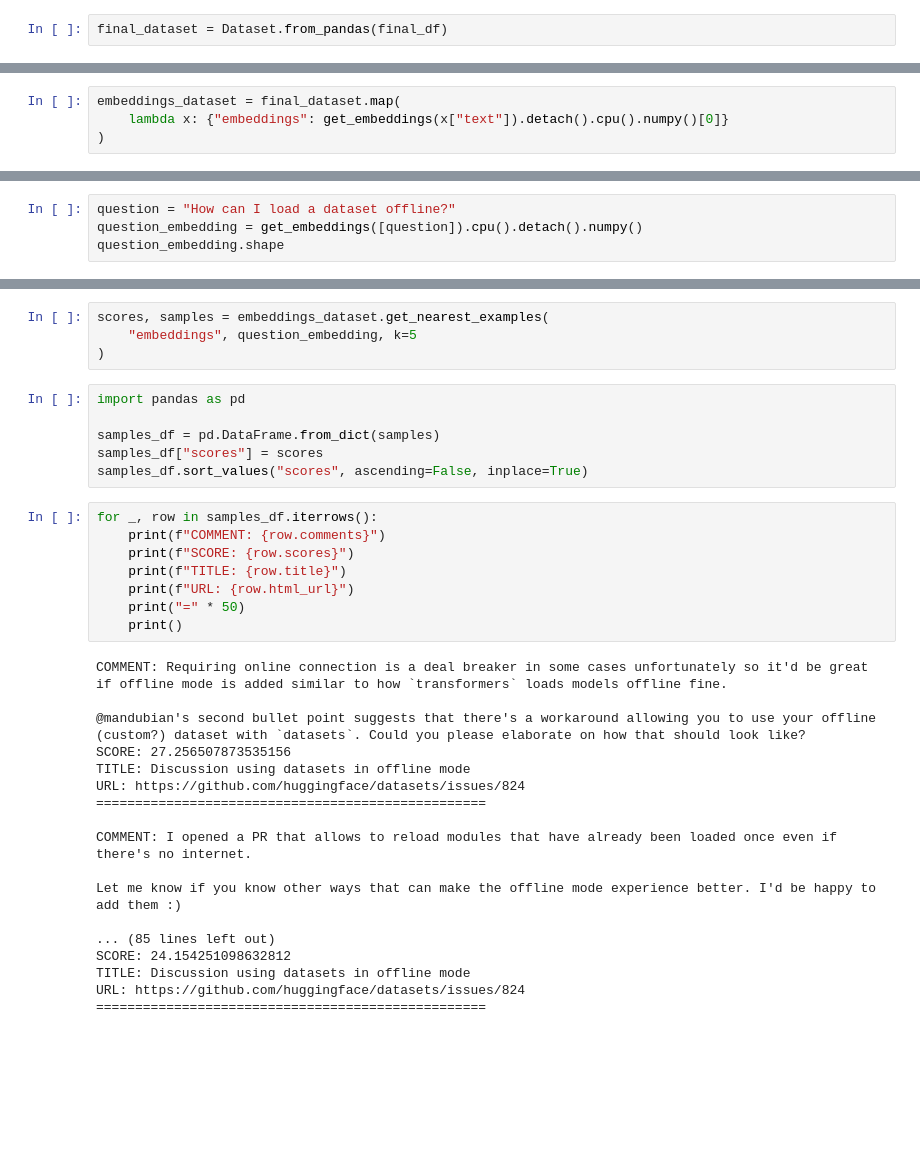
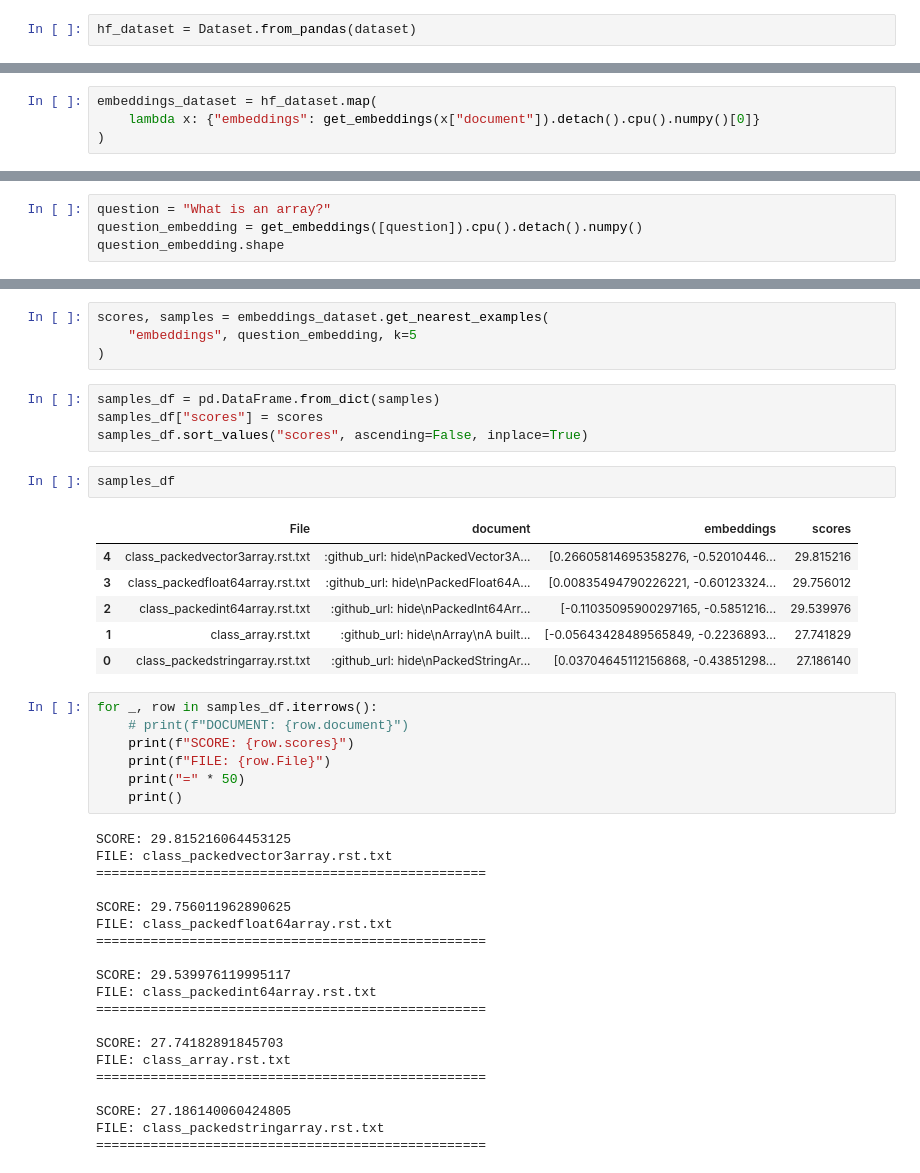
Before and after one commit to FaithKamaraju/Semantic-search-using-sentence-transformers, a Jupyter notebook: semantic_search_hf.ipynb, the cells around one changed output, grey strips where cells are left out. Cells and saved outputs as stored; diff of their text form; blank space fills up the shorter version.

```diff
--- a/semantic_search_hf.ipynb
+++ b/semantic_search_hf.ipynb
@@ -116,2 +76,2 @@ final_df[0:10]
 # %%
-final_dataset = Dataset.from_pandas(final_df)
+hf_dataset = Dataset.from_pandas(dataset)
@@ -192,6 +127,6 @@ torch.Size([1, 768])
 # %%
-embeddings_dataset = final_dataset.map(
-    lambda x: {"embeddings": get_embeddings(x["text"]).detach().cpu().numpy()[0]}
+embeddings_dataset = hf_dataset.map(
+    lambda x: {"embeddings": get_embeddings(x["document"]).detach().cpu().numpy()[0]}
 )
 # %%
 embeddings_dataset.add_faiss_index(column="embeddings")
@@ -202,6 +137,6 @@ Dataset({
 })
 # %%
-question = "How can I load a dataset offline?"
+question = "What is an array?"
 question_embedding = get_embeddings([question]).cpu().detach().numpy()
 question_embedding.shape
 # %% [output]
@@ -211,34 +146,42 @@ scores, samples = embeddings_dataset.get_nearest_examples(
     "embeddings", question_embedding, k=5
 )
 # %%
-import pandas as pd
-
 samples_df = pd.DataFrame.from_dict(samples)
 samples_df["scores"] = scores
 samples_df.sort_values("scores", ascending=False, inplace=True)
+# %%
+samples_df
+# %% [output]
+|  | File | document | embeddings | scores |
+| 4 | class_packedvector3array.rst.txt | :github_url: hide\nPackedVector3A... | [0.26605814695358276, -0.52010446... | 29.815216 |
+| 3 | class_packedfloat64array.rst.txt | :github_url: hide\nPackedFloat64A... | [0.00835494790226221, -0.60123324... | 29.756012 |
+| 2 | class_packedint64array.rst.txt | :github_url: hide\nPackedInt64Arr... | [-0.11035095900297165, -0.5851216... | 29.539976 |
+| 1 | class_array.rst.txt | :github_url: hide\nArray\nA built... | [-0.05643428489565849, -0.2236893... | 27.741829 |
+| 0 | class_packedstringarray.rst.txt | :github_url: hide\nPackedStringAr... | [0.03704645112156868, -0.43851298... | 27.186140 |
 # %%
 for _, row in samples_df.iterrows():
-    print(f"COMMENT: {row.comments}")
+    # print(f"DOCUMENT: {row.document}")
     print(f"SCORE: {row.scores}")
-    print(f"TITLE: {row.title}")
-    print(f"URL: {row.html_url}")
+    print(f"FILE: {row.File}")
     print("=" * 50)
     print()
 # %% [output]
-COMMENT: Requiring online connection is a deal breaker in some cases unfortunately so it'd be great if offline mode is added similar to how `transformers` loads models offline fine.
-
-@mandubian's second bullet point suggests that there's a workaround allowing you to use your offline (custom?) dataset with `datasets`. Could you please elaborate on how that should look like?
-SCORE: 27.256507873535156
-TITLE: Discussion using datasets in offline mode
-URL: https://github.com/huggingface/datasets/issues/824
+SCORE: 29.815216064453125
+FILE: class_packedvector3array.rst.txt
 ==================================================
 
-COMMENT: I opened a PR that allows to reload modules that have already been loaded once even if there's no internet.
+SCORE: 29.756011962890625
+FILE: class_packedfloat64array.rst.txt
+==================================================
 
-Let me know if you know other ways that can make the offline mode experience better. I'd be happy to add them :)
+SCORE: 29.539976119995117
+FILE: class_packedint64array.rst.txt
+==================================================
 
-... (85 lines left out)
-SCORE: 24.154251098632812
-TITLE: Discussion using datasets in offline mode
-URL: https://github.com/huggingface/datasets/issues/824
+SCORE: 27.74182891845703
+FILE: class_array.rst.txt
 ==================================================
+
+SCORE: 27.186140060424805
+FILE: class_packedstringarray.rst.txt
+==================================================
```
Also changed, not shown: parts of 28 cells of this notebook, 2 other files.
